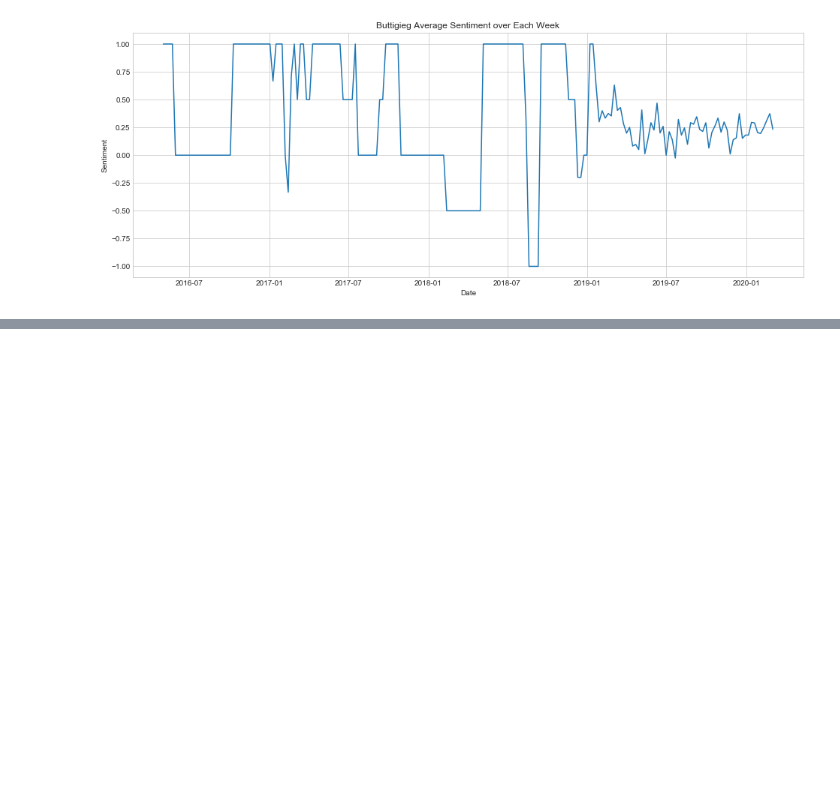
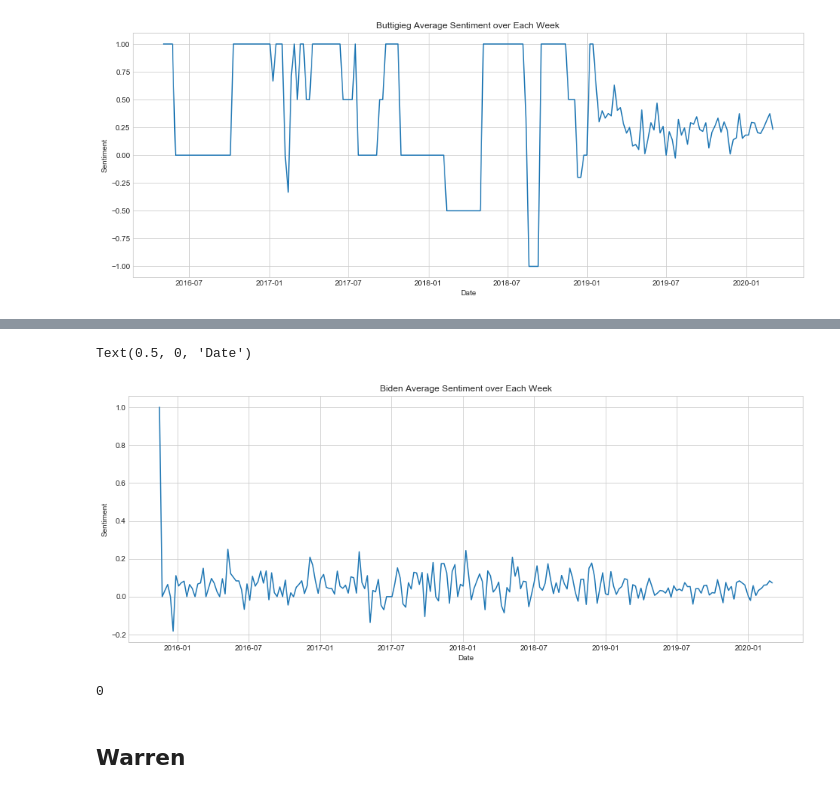
Before and after one commit to SanjithVenkatesh/538Analysis, a Jupyter notebook: TweetClassifier.ipynb, the cells around one changed output, grey strips where cells are left out. Drawn from its saved outputs; the diff is of its cells as text; code cells hidden in the pictures; blank space fills up the shorter version.

```diff
--- a/TweetClassifier.ipynb
+++ b/TweetClassifier.ipynb
@@ -221,0 +387,18 @@ Text(0.5, 0, 'Date')
+# %%
+bidenFull = pd.read_csv("data/tweets_full/biden_full.csv")
+model = pipeline_sgd.fit(bidenTrain['text'], bidenTrain['s_label'])
+biden_predict = model.predict(bidenFull['text'])
+bidenFull['sentiment'] = pd.Series(biden_predict)
+ts = list()
+for index, row in bidenFull.iterrows():
+    try:
+        ts.append(pd.to_datetime(row['date']))
+    except:
+        ts.append(0)
+bad = 0
+for i in range(0,len(ts)):
+    if ts[i] == 0:
+        ts[i] = ts[i-1]
+bidenFull['ts'] = pd.Series(ts)
+bidenFull['test']= pd.to_datetime(bidenFull['ts']) - pd.to_timedelta(7, unit='d')
+bid = bidenFull.groupby([pd.Grouper(key='test', freq='W-MON')])['sentiment'].mean().reset_index().sort_values('test')
@@ -221,0 +421,19 @@ Text(0.5, 0, 'Date')
+# %%
+plt.figure(figsize=(16, 6))
+ax = sns.lineplot(x=bid["test"], y=bid["sentiment"], data=b)
+plt.title("Biden Average Sentiment over Each Week")
+ax.set_ylabel("Sentiment")
+ax.set_xlabel("Date")
+# %% [output]
+Text(0.5, 0, 'Date')
+[figure, added]
+# %%
+count = 0
+for index, row in warrenFull.iterrows():
+    if(row['text'] == np.nan):
+        count += 1
+count
+# %% [output]
+0
+# %% [markdown]
+## Warren
```
Also changed, not shown: parts of 64 cells of this notebook, 1 other file.
